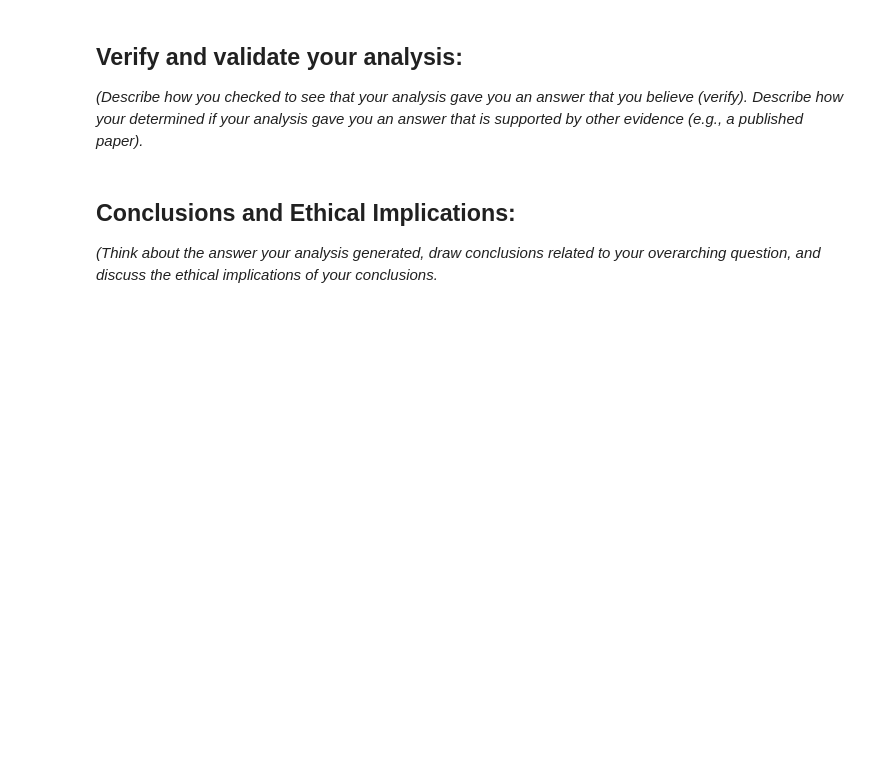
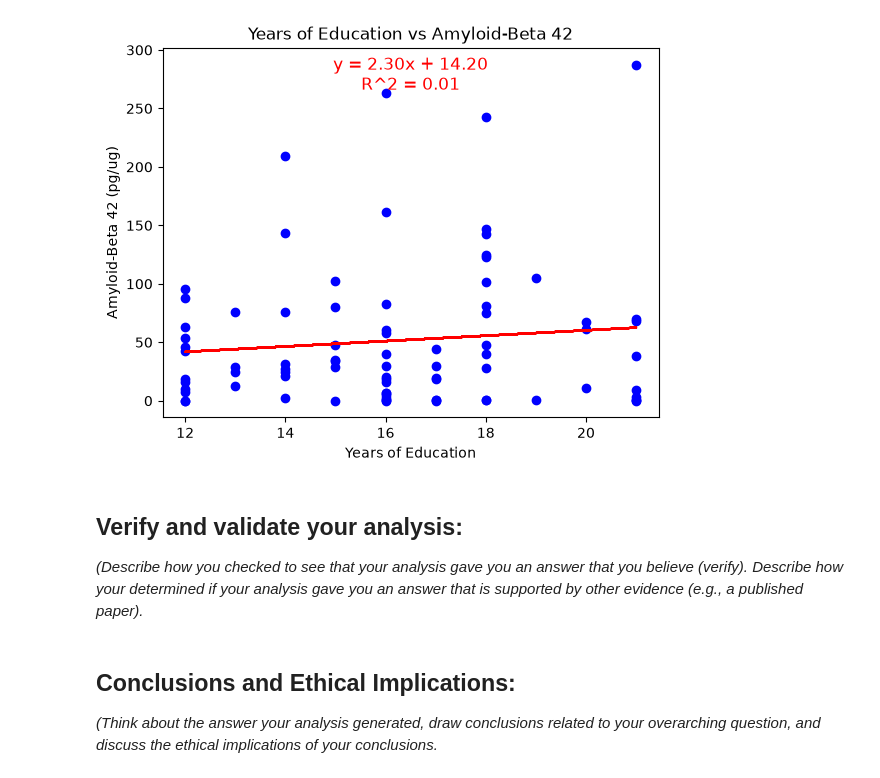
Before and after one commit to charlottelim3/bme2315module1, a Jupyter notebook: charlotte_data/Module 1_char.ipynb, the cells around one changed output. Drawn from its saved outputs; the diff is of its cells as text; code cells hidden in the pictures; blank space fills up the shorter version.

```diff
--- a/charlotte_data/Module 1_char.ipynb
+++ b/charlotte_data/Module 1_char.ipynb
@@ -121,0 +190,4 @@ class Patient:
+# %%
+# Kruskal-Wallis test
+stat, p = stats.kruskal(high_school_ageSym, trade_school_ageSym, bachelors_ageSym, grad_school_ageSym)
+print(f"Kruskal-Wallis Test: H = {stat:.3f}, p = {p:.4f}")
@@ -121,0 +229,20 @@ class Patient:
+# %%
+# %% SCATTER PLOT (yearsEd x abeta42)
+# Determining outliers
+all_abeta42 = [p.abeta42 for p in Patient.all_patients]
+lower_bound = np.percentile(all_abeta42, 0.5)
+upper_bound = np.percentile(all_abeta42, 99.5)
+outliers = [x for x in all_abeta42 if x < lower_bound or x > upper_bound]
+# Print outliers for aB42 levels
+print("Lower bound:", lower_bound)
+print("Upper bound:", upper_bound)
+print("Outliers:", outliers)
+
+# Create lists without outliers
+patients_without_outliers = [p for p in Patient.all_patients
+                             if lower_bound <= p.abeta42 <= upper_bound] # new all patients list without outliers
+patient_yearsEd = []
+patient_abeta42 = []
+for p in patients_without_outliers:
+    patient_yearsEd.append(p.yearsEd)
+    patient_abeta42.append(p.abeta42)
@@ -122,3 +257,25 @@ class Patient:
+# %%
+# Create Variables
+X = np.array(patient_yearsEd).reshape(-1, 1) # independent variable
+y = np.array(patient_abeta42)  # dependent variable
+# Perform Linear Regression
+model = LinearRegression()
+model.fit(X,y)
+slope = model.coef_[0]
+intercept = model.intercept_
+r2 = model.score(X, y)
+equation = f"y = {slope:.2f}x + {intercept:.2f}\nR^2 = {r2:.2f}"
+y_pred = model.predict(X)
+plt.text(0.5, 0.98, equation, transform=plt.gca().transAxes, color="red", fontsize=12, horizontalalignment='center', verticalalignment='top')
+# Create Plot
+plt.scatter(X, y, color='blue')
+plt.plot(X, y_pred, color="red")
+plt.xlabel('Years of Education')
+plt.ylabel('Amyloid-Beta 42 (pg/ug)')
+plt.title('Years of Education vs. Amyloid-Beta 42')
+plt.show()
+# %% [output]
+[figure, added]
 # %% [markdown]
 ## Verify and validate your analysis:
 *(Describe how you checked to see that your analysis gave you an answer that you believe (verify). Describe how your determined if your analysis gave you an answer that is supported by other evidence (e.g., a published paper).*
```
Also changed, not shown: parts of 21 cells of this notebook, 1 other file.
